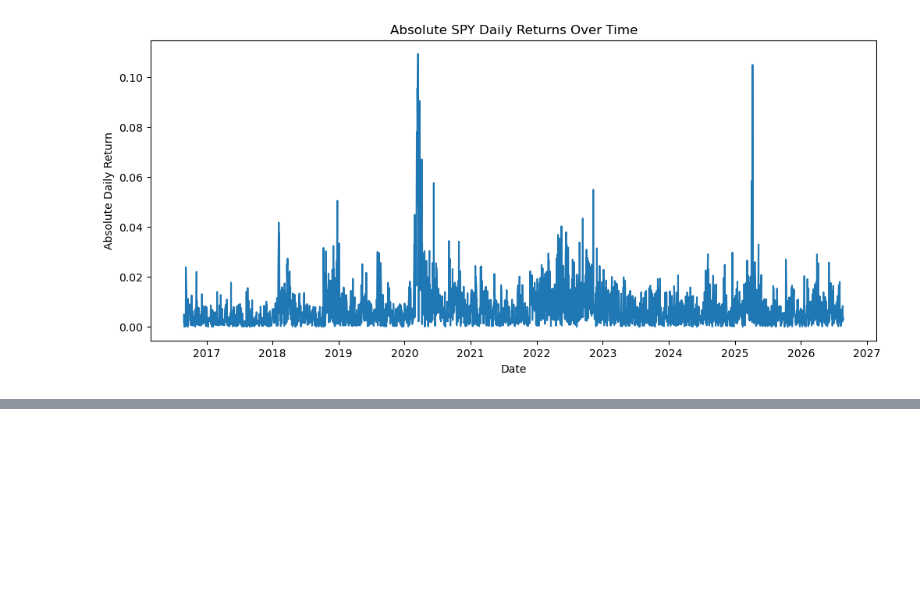
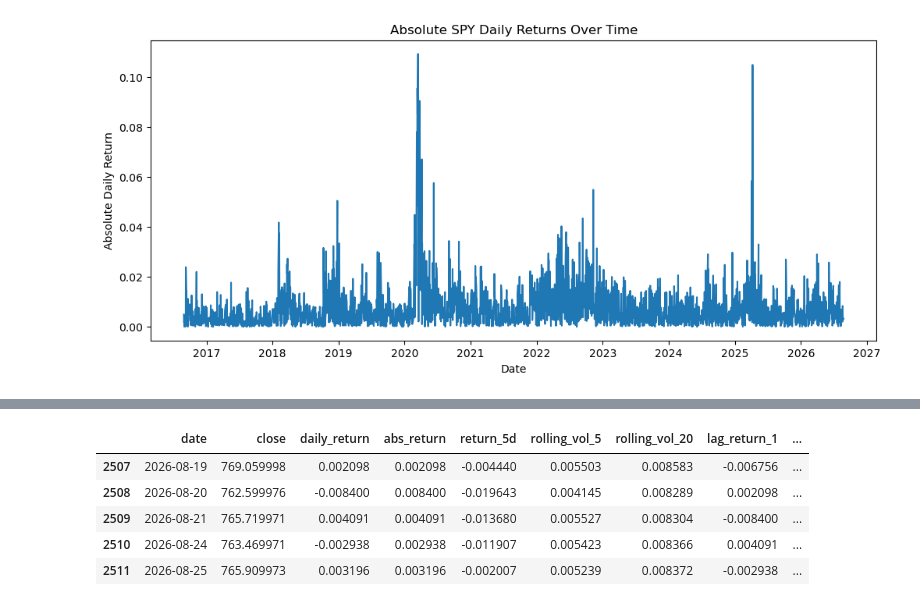
Before and after one commit to ch5510/bootcamp_chen_he, a Jupyter notebook: project/notebooks/project_pipeline.ipynb, the cells around one changed output, grey strips where cells are left out. Saved outputs shown, nothing was run; the diff lists cells and outputs as text; code cells hidden in the pictures; blank space fills up the shorter version.

```diff
--- a/project/notebooks/project_pipeline.ipynb
+++ b/project/notebooks/project_pipeline.ipynb
@@ -643,0 +671,21 @@ plt.show()
+# %%
+feature_cols = [
+    "daily_return",
+    "abs_return",
+    "return_5d",
+    "rolling_vol_5",
+    "rolling_vol_20",
+    "lag_return_1",
+    "lag_abs_return_1"
+]
+
+spy_features[
+    ["date", "close"] + feature_cols
+].tail()
+# %% [output]
+|  | date | close | daily_return | abs_return | return_5d | rolling_vol_5 | rolling_vol_20 | lag_return_1 | ... |
+| 2507 | 2026-08-19 | 769.059998 | 0.002098 | 0.002098 | -0.004440 | 0.005503 | 0.008583 | -0.006756 | ... |
+| 2508 | 2026-08-20 | 762.599976 | -0.008400 | 0.008400 | -0.019643 | 0.004145 | 0.008289 | 0.002098 | ... |
+| 2509 | 2026-08-21 | 765.719971 | 0.004091 | 0.004091 | -0.013680 | 0.005527 | 0.008304 | -0.008400 | ... |
+| 2510 | 2026-08-24 | 763.469971 | -0.002938 | 0.002938 | -0.011907 | 0.005423 | 0.008366 | 0.004091 | ... |
+| 2511 | 2026-08-25 | 765.909973 | 0.003196 | 0.003196 | -0.002007 | 0.005239 | 0.008372 | -0.002938 | ... |
```
Also changed, not shown: parts of 5 cells of this notebook, 2 other files.
